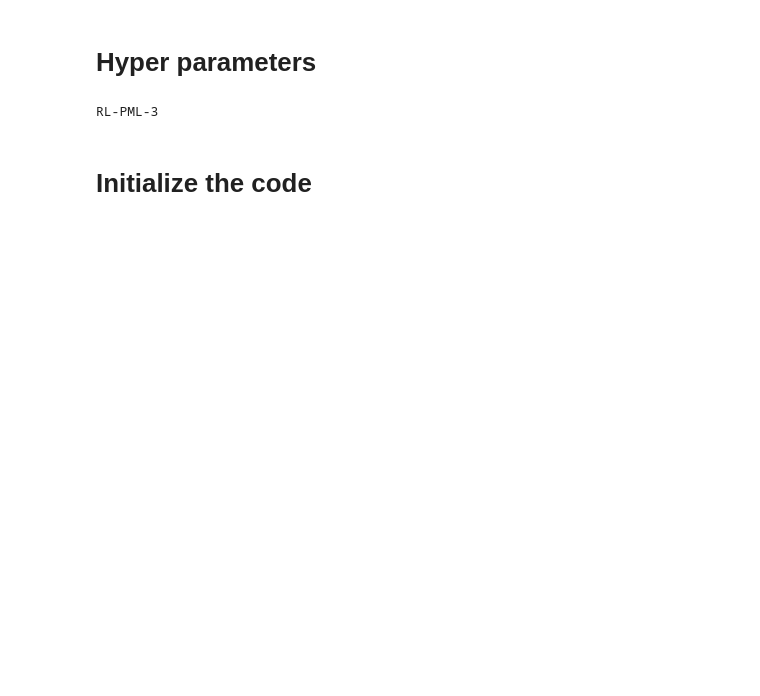
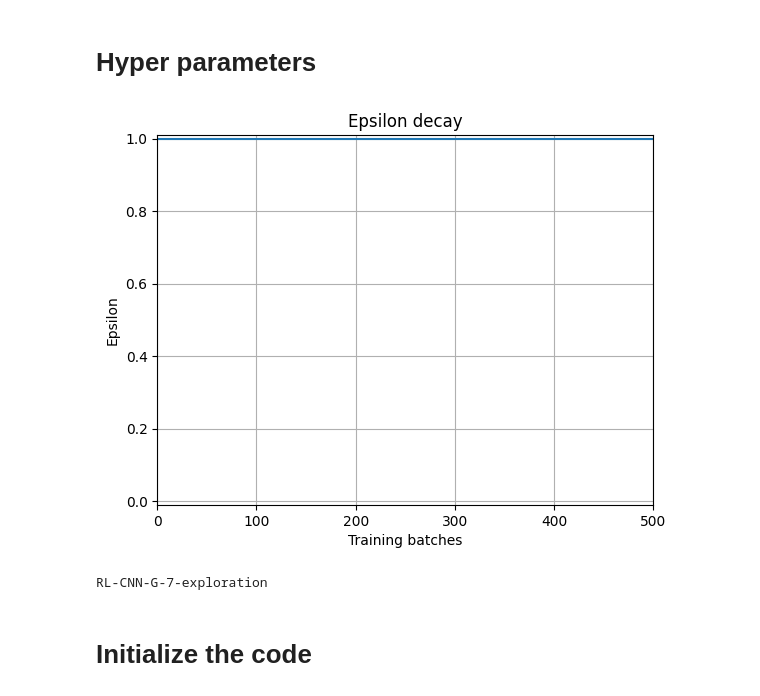
Before and after one commit to JuliusRye/QEC, a Jupyter notebook: Modules/reinforcement_learning_deformation_search.ipynb, the cells around one changed output. Saved outputs shown, nothing was run; the diff lists cells and outputs as text; code cells hidden in the pictures; blank space fills up the shorter version.

```diff
--- a/Modules/reinforcement_learning_deformation_search.ipynb
+++ b/Modules/reinforcement_learning_deformation_search.ipynb
@@ -24,34 +24,73 @@ from time import time
 # %%
 TRAINING_BATCHES = 500
 
-CODE_DISTANCE = 3
+CODE_DISTANCE = 7
 
 INIT_LEARNING_RATE = 0
 LEARNING_RATE = 1E-3
 WARMUP_STEPS = 0
 TRANSITION_STEP = 100
 DECAY_RATE = 0.95
 
 SEED = 362
 
-ENVIRONMENT_TYPE = "PML" # PML, Lookup, CNN-noiseless or CNN
+ENVIRONMENT_TYPE = "CNN-G" # PML or CNN-G
 AGENT_CONV_LAYERS = [(4,3,1,1), (3,3,1,1), (4,3,1,1), (6,3,1,1)]
 
 # Training baches are low enough to all be stored in the buffer
 BUFFER_SIZE = TRAINING_BATCHES
 BATCH_SIZE = 32
 
 DISCOUNT_FACTOR = .8
 
 ESTIMATION_SHOTS = 500_000
+
+epsilon_scaling_option = 0 # 0: exploration, 1: decay, 2: exploitation
+if epsilon_scaling_option == 0:
+    # 100% exploration
+    EPSILON_START = 1.0
+    EPSILON_END = 1.0
+    EPSILON_DECAY_RATE = 1.0
+    scaling_name = "exploration"
+elif epsilon_scaling_option == 1:
+    # 50% decaying to 0% exploitation
+    EPSILON_START = 0.5
+    EPSILON_END = 0.0
+    EPSILON_DECAY_RATE = 0.01
+    scaling_name = "decay"
+elif epsilon_scaling_option == 2:
+    # 0% exploitation
+    EPSILON_START = 0.0
+    EPSILON_END = 0.0
+    EPSILON_DECAY_RATE = 1.0
+    scaling_name = "exploitation"
+else:
+    raise ValueError("Invalid epsilon scaling option")
+
+# Epsilon scaling
+def inverse_scaling_decay(epsilon_start, epsilon_end, current_step, decay_rate):
+    return epsilon_end + (epsilon_start - epsilon_end) / (1 + decay_rate * current_step)
+
+x_ = jnp.linspace(0, TRAINING_BATCHES, 1000)
+y_ = inverse_scaling_decay(EPSILON_START, EPSILON_END, x_, EPSILON_DECAY_RATE)
+plt.plot(x_, y_)
+plt.title("Epsilon decay")
+plt.xlabel("Training batches")
+plt.ylabel("Epsilon")
+plt.grid()
+plt.ylim(-0.01, 1.01)
+plt.xlim(0, TRAINING_BATCHES)
+plt.show()
+# %% [output]
+[figure, added]
 # %%
 save_data = True
 
-NAME = f"RL-{ENVIRONMENT_TYPE}-{CODE_DISTANCE}"
+NAME = f"RL-{ENVIRONMENT_TYPE}-{CODE_DISTANCE}-{scaling_name}"
 
 print(NAME)
 # %% [output]
-RL-PML-3
+RL-CNN-G-7-exploration
 # %% [markdown]
 # Initialize the code
 # %%
```
Also changed, not shown: parts of 9 cells of this notebook, 9 other files.
